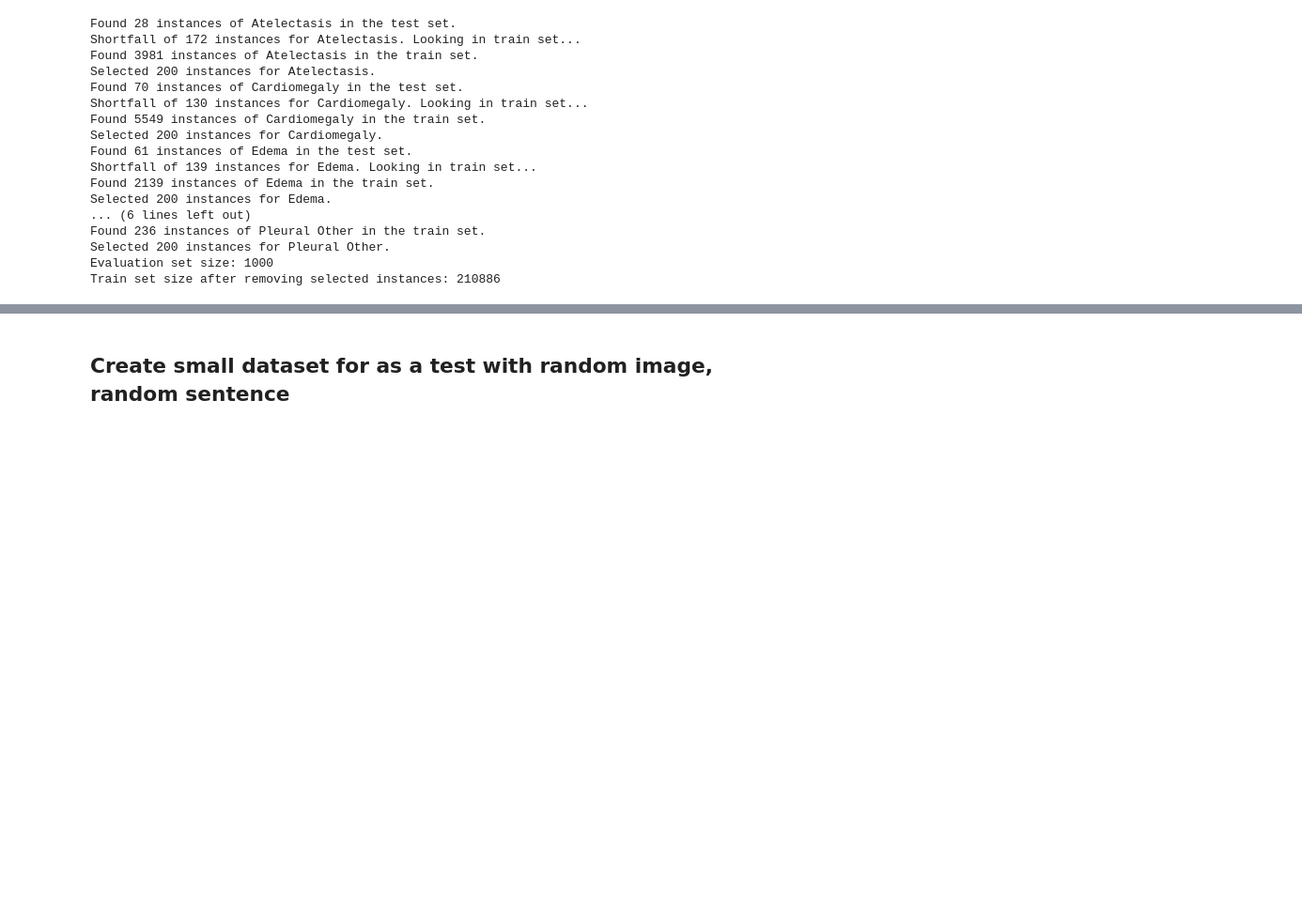
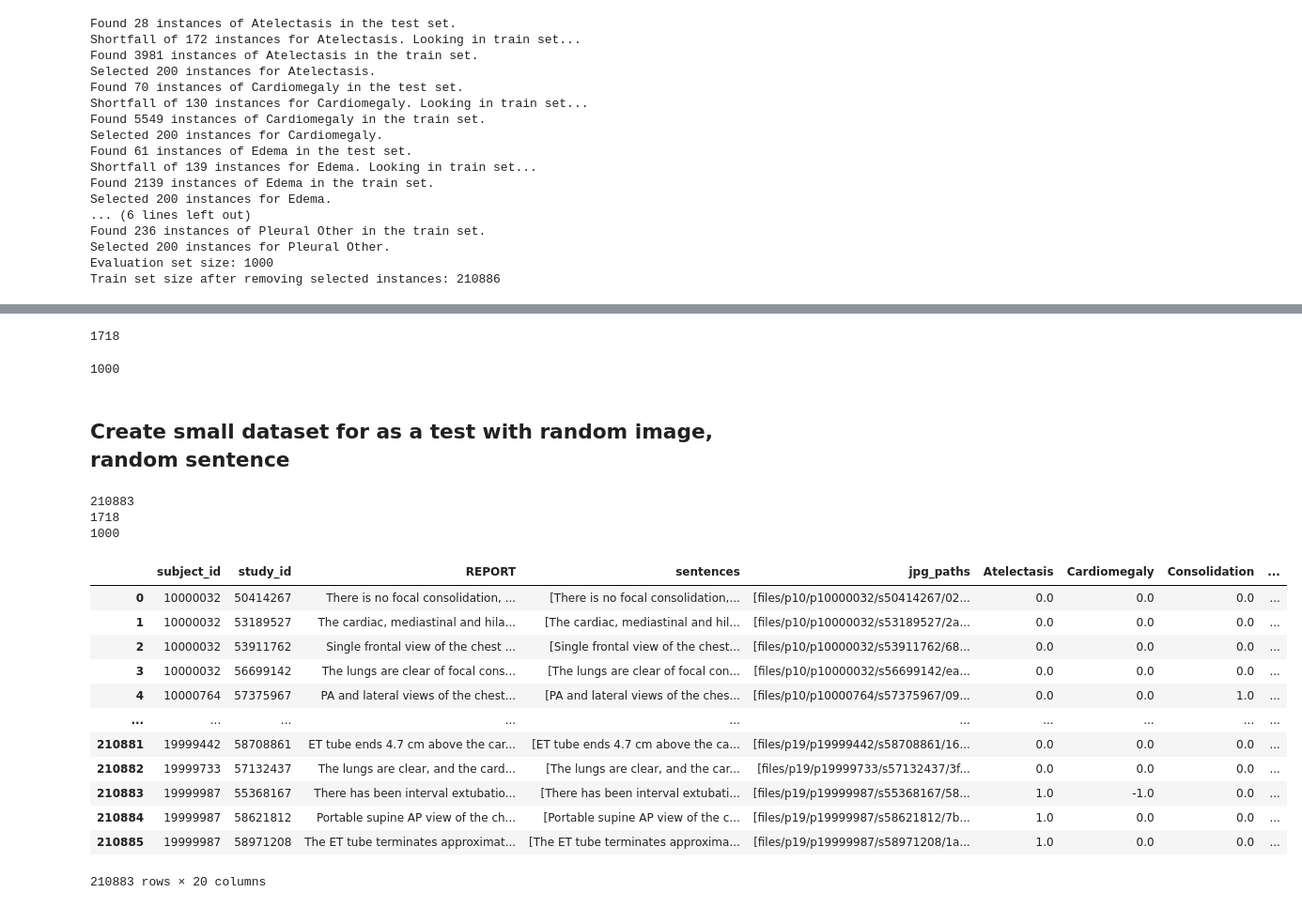
Before and after one commit to LaurinSiefermann/SemSimMedCLIP, a Jupyter notebook: myUtils/create_testing_input.ipynb, the cells around one changed output, grey strips where cells are left out. Shown: that part at 94% size. Cells and saved outputs as stored; diff of their text form; code cells hidden in the pictures; blank space fills up the shorter version.

```diff
--- a/myUtils/create_testing_input.ipynb
+++ b/myUtils/create_testing_input.ipynb
@@ -346,0 +390,10 @@ MIMIC_5x200.to_pickle(
+# %%
+val_validated = validate_image_paths(val, base_path)
+len(val_validated)
+# %% [output]
+1718
+# %%
+MIMIC_5x200 = validate_image_paths(MIMIC_5x200, base_path)
+len(MIMIC_5x200)
+# %% [output]
+1000
@@ -347,2 +403,33 @@ MIMIC_5x200.to_pickle(
 # %% [markdown]
 ## Create small dataset for as a test with random image, random sentence
+# %%
+train_validated = pd.read_pickle(
+    '/home/lsiefermann/open_clip_based_thesis/myUtils/train_mimic.pkl')
+val_validated = pd.read_pickle(
+    '/home/lsiefermann/open_clip_based_thesis/myUtils/val_mimic.pkl')
+MIMIC_5x200 = pd.read_pickle(
+    '/home/lsiefermann/open_clip_based_thesis/myUtils/eval_mimic_5x200.pkl')
+
+print(len(train_validated))
+print(len(val_validated))
+print(len(MIMIC_5x200))
+# %% [output]
+210883
+1718
+1000
+# %%
+train_validated
+# %% [output]
+|  | subject_id | study_id | REPORT | sentences | jpg_paths | Atelectasis | Cardiomegaly | Consolidation | ... |
+| 0 | 10000032 | 50414267 | There is no focal consolidation, ... | [There is no focal consolidation,... | [files/p10/p10000032/s50414267/02... | 0.0 | 0.0 | 0.0 | ... |
+| 1 | 10000032 | 53189527 | The cardiac, mediastinal and hila... | [The cardiac, mediastinal and hil... | [files/p10/p10000032/s53189527/2a... | 0.0 | 0.0 | 0.0 | ... |
+| 2 | 10000032 | 53911762 | Single frontal view of the chest ... | [Single frontal view of the chest... | [files/p10/p10000032/s53911762/68... | 0.0 | 0.0 | 0.0 | ... |
+| 3 | 10000032 | 56699142 | The lungs are clear of focal cons... | [The lungs are clear of focal con... | [files/p10/p10000032/s56699142/ea... | 0.0 | 0.0 | 0.0 | ... |
+| 4 | 10000764 | 57375967 | PA and lateral views of the chest... | [PA and lateral views of the ches... | [files/p10/p10000764/s57375967/09... | 0.0 | 0.0 | 1.0 | ... |
+| ... | ... | ... | ... | ... | ... | ... | ... | ... | ... |
+| 210881 | 19999442 | 58708861 | ET tube ends 4.7 cm above the car... | [ET tube ends 4.7 cm above the ca... | [files/p19/p19999442/s58708861/16... | 0.0 | 0.0 | 0.0 | ... |
+| 210882 | 19999733 | 57132437 | The lungs are clear, and the card... | [The lungs are clear, and the car... | [files/p19/p19999733/s57132437/3f... | 0.0 | 0.0 | 0.0 | ... |
+| 210883 | 19999987 | 55368167 | There has been interval extubatio... | [There has been interval extubati... | [files/p19/p19999987/s55368167/58... | 1.0 | -1.0 | 0.0 | ... |
+| 210884 | 19999987 | 58621812 | Portable supine AP view of the ch... | [Portable supine AP view of the c... | [files/p19/p19999987/s58621812/7b... | 1.0 | 0.0 | 0.0 | ... |
+| 210885 | 19999987 | 58971208 | The ET tube terminates approximat... | [The ET tube terminates approxima... | [files/p19/p19999987/s58971208/1a... | 1.0 | 0.0 | 0.0 | ... |
+210883 rows × 20 columns
```
Also changed, not shown: parts of 14 cells of this notebook.
